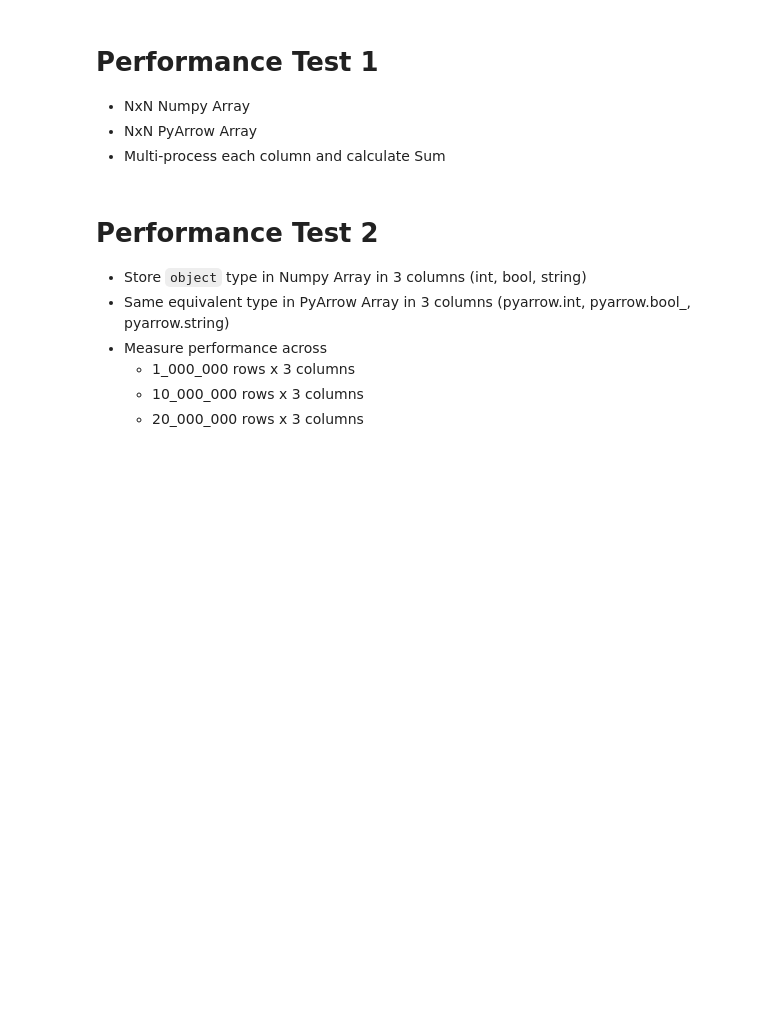
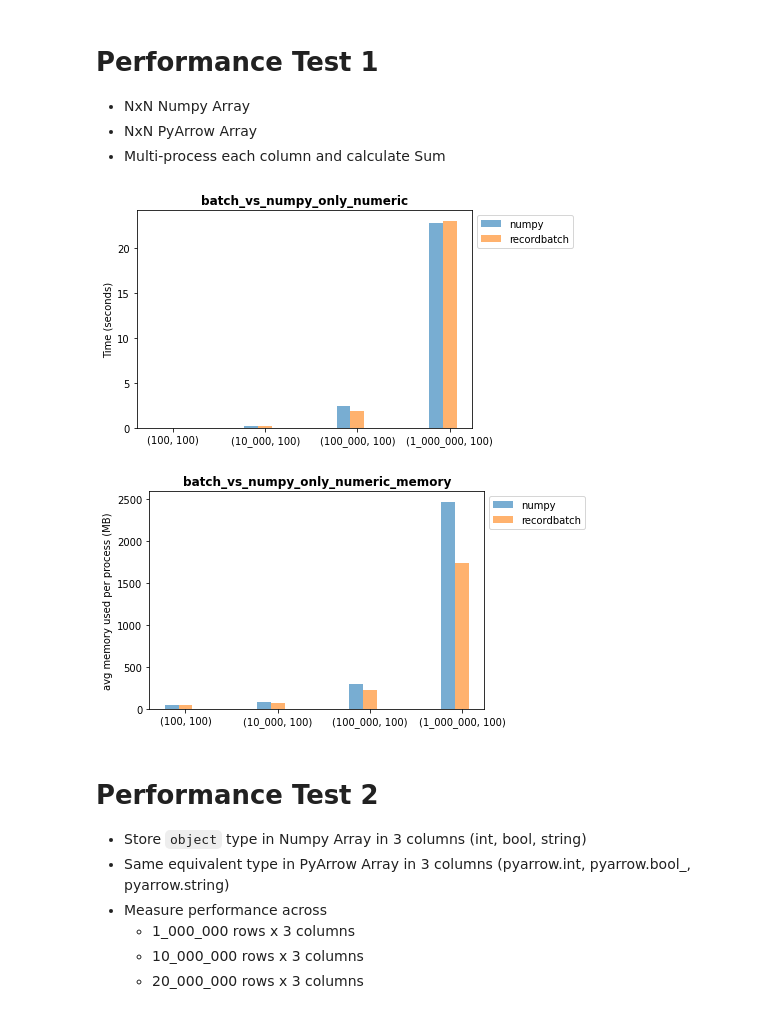
Before and after one commit to gdevanla/learn-pyarrow, a Jupyter notebook: arrow-3.ipynb, the cells around one changed output. Drawn from its saved outputs; the diff is of its cells as text; code cells hidden in the pictures; blank space fills up the shorter version.

Commit message:
new presentation with test results

```diff
--- a/arrow-3.ipynb
+++ b/arrow-3.ipynb
@@ -367,6 +367,13 @@ print(batch[1:3][1]) # zero copy slicing
 -  NxN Numpy Array
 -  NxN PyArrow Array
 -  Multi-process each column and calculate Sum
+# %%
+plot_test('/tmp/test1.txt', 'batch_vs_numpy_only_numeric', 'duration', 'Time (seconds)')
+
+plot_test('/tmp/memory_test1.txt', 'batch_vs_numpy_only_numeric_memory', 'size', 'avg memory used per process (MB)')
+# %% [output]
+[figure, added]
+[figure, added]
 # %% [markdown]
 # Performance Test 2
 
```
Also changed, not shown: parts of 3 cells of this notebook, 13 other files.
